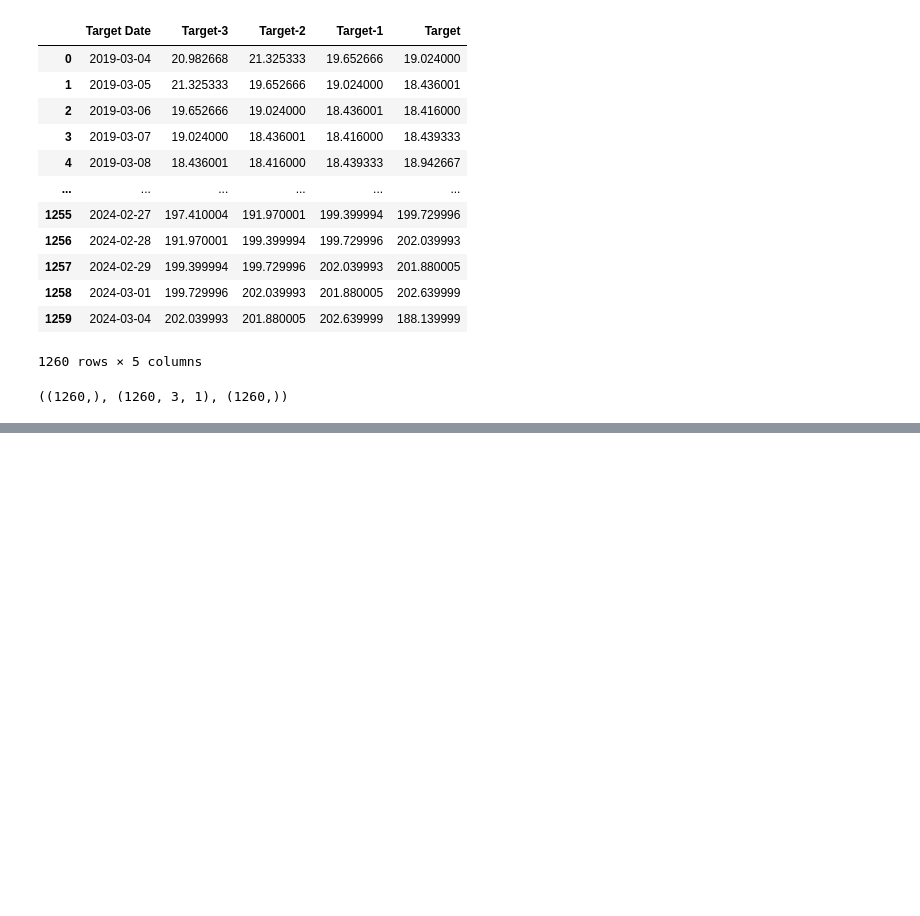
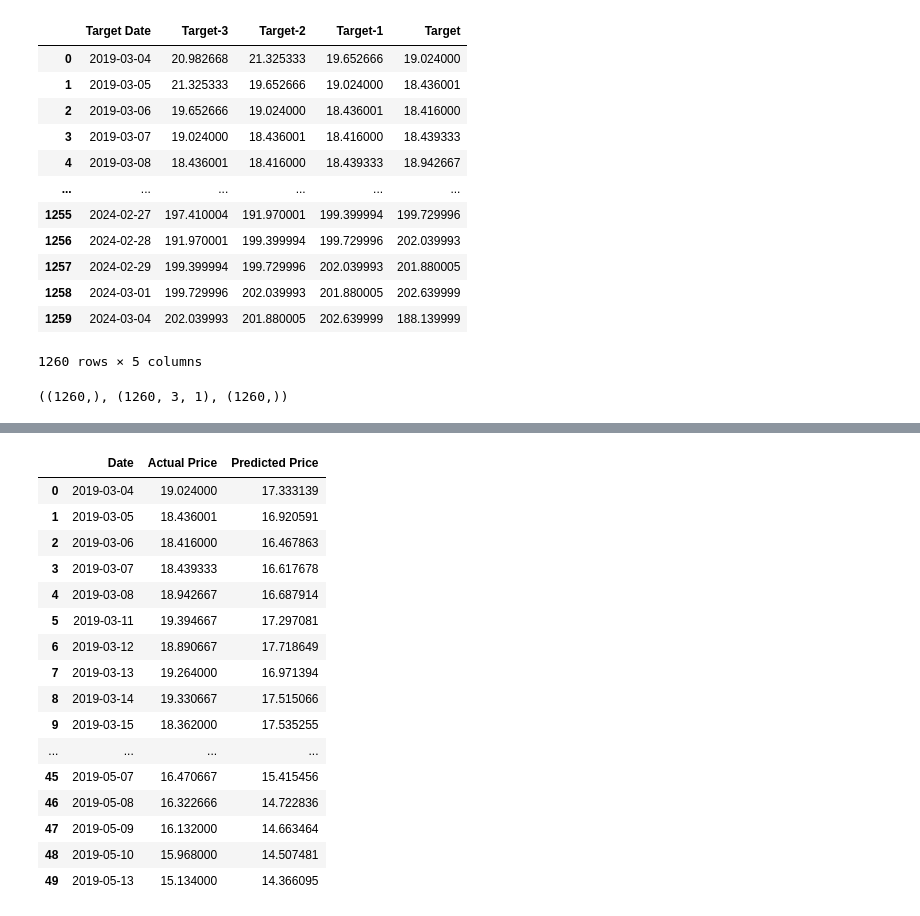
Before and after one commit to mloayzam/the_data_tweakers, a Jupyter notebook: Final Project/TSLA_Prediction_updated_v2.ipynb, the cells around one changed output, grey strips where cells are left out. Saved outputs shown, nothing was run; the diff lists cells and outputs as text; code cells hidden in the pictures; blank space fills up the shorter version.

```diff
--- a/Final Project/TSLA_Prediction_updated_v2.ipynb
+++ b/Final Project/TSLA_Prediction_updated_v2.ipynb
@@ -457,0 +471,21 @@ plt.legend(['Training Predictions', 'Training Observations'])
+# %%
+predictions_df = pd.DataFrame({'Date':dates_train, 'Actual Price':y_train,'Predicted Price': prediction_mod})
+predictions_df.head(50)
+# %% [output]
+|  | Date | Actual Price | Predicted Price |
+| 0 | 2019-03-04 | 19.024000 | 17.333139 |
+| 1 | 2019-03-05 | 18.436001 | 16.920591 |
+| 2 | 2019-03-06 | 18.416000 | 16.467863 |
+| 3 | 2019-03-07 | 18.439333 | 16.617678 |
+| 4 | 2019-03-08 | 18.942667 | 16.687914 |
+| 5 | 2019-03-11 | 19.394667 | 17.297081 |
+| 6 | 2019-03-12 | 18.890667 | 17.718649 |
+| 7 | 2019-03-13 | 19.264000 | 16.971394 |
+| 8 | 2019-03-14 | 19.330667 | 17.515066 |
+| 9 | 2019-03-15 | 18.362000 | 17.535255 |
+| ... | ... | ... | ... |
+| 45 | 2019-05-07 | 16.470667 | 15.415456 |
+| 46 | 2019-05-08 | 16.322666 | 14.722836 |
+| 47 | 2019-05-09 | 16.132000 | 14.663464 |
+| 48 | 2019-05-10 | 15.968000 | 14.507481 |
+| 49 | 2019-05-13 | 15.134000 | 14.366095 |
```
Also changed, not shown: parts of 5 cells of this notebook.
